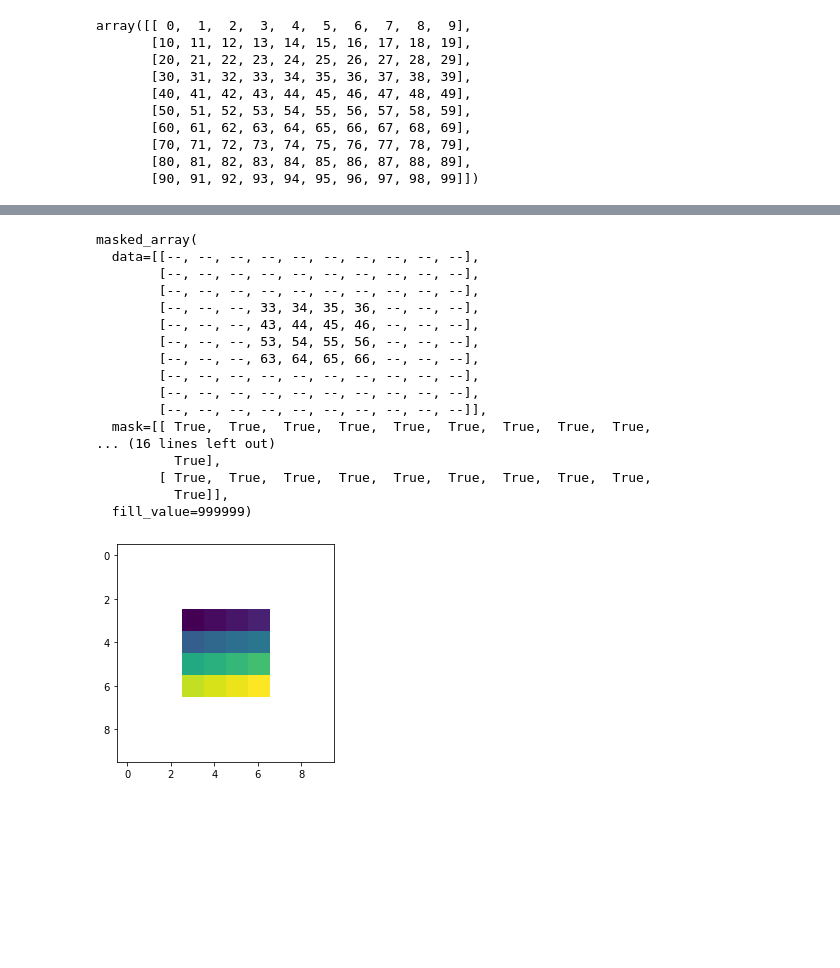
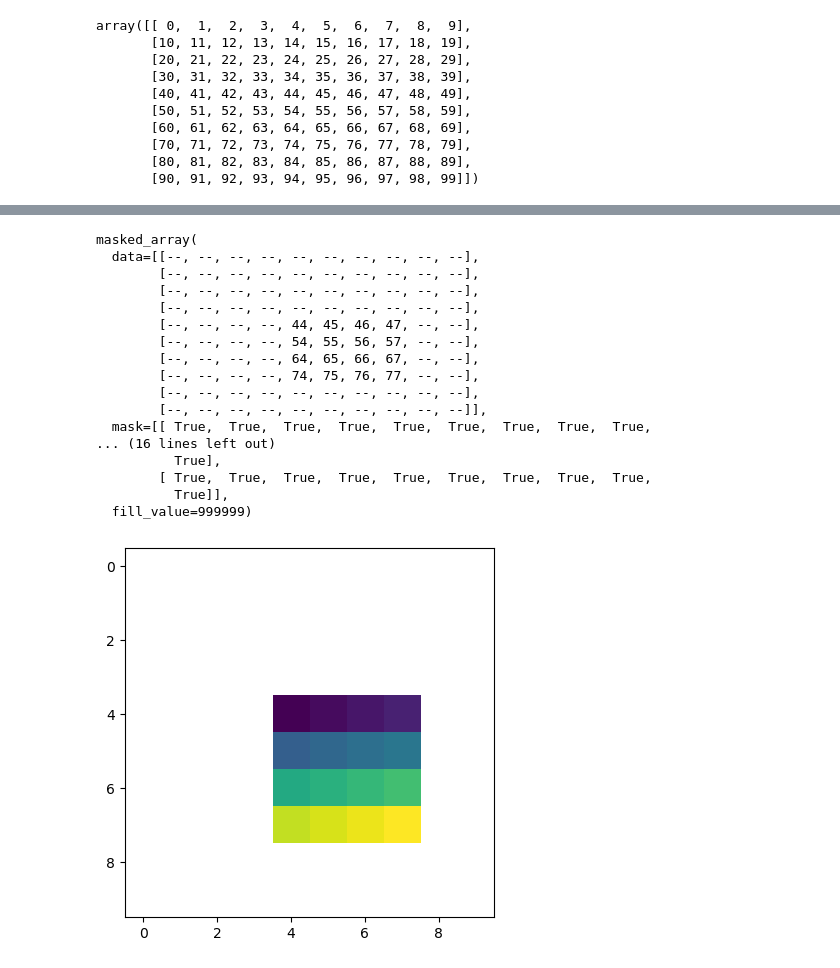
Before and after one commit to UW-GDA/jupyterbook, a Jupyter notebook: book/modules/05_Raster1_GDAL_rasterio_LS8/05_Raster1_Intro_array_masking_indexing.ipynb, the cells around one changed output, grey strips where cells are left out. Cells and saved outputs as stored; diff of their text form; code cells hidden in the pictures; blank space fills up the shorter version.

Commit message:
Updated 05 masked array demo

```diff
--- a/book/modules/05_Raster1_GDAL_rasterio_LS8/05_Raster1_Intro_array_masking_indexing.ipynb
+++ b/book/modules/05_Raster1_GDAL_rasterio_LS8/05_Raster1_Intro_array_masking_indexing.ipynb
@@ -71,4 +56,0 @@ array([[False, False, False, False, False, False, False, False, False,
-# %%
-idx[3:7,3:7] = True
-plt.imshow(idx);
-idx
@@ -96,0 +82,5 @@ array([[False, False, False, False, False, False, False, False, False,
+# %%
+#Set some values to True
+idx[4:8,4:8] = True
+plt.imshow(idx);
+idx
@@ -132,23 +149,23 @@ masked_array(
 # %%
-b = np.ma.array(a, mask=~idx)
-plt.imshow(b);
-b
+c = np.ma.array(a, mask=~idx)
+plt.imshow(c);
+c
 # %% [output]
 masked_array(
   data=[[--, --, --, --, --, --, --, --, --, --],
         [--, --, --, --, --, --, --, --, --, --],
         [--, --, --, --, --, --, --, --, --, --],
-        [--, --, --, 33, 34, 35, 36, --, --, --],
-        [--, --, --, 43, 44, 45, 46, --, --, --],
-        [--, --, --, 53, 54, 55, 56, --, --, --],
-        [--, --, --, 63, 64, 65, 66, --, --, --],
         [--, --, --, --, --, --, --, --, --, --],
+        [--, --, --, --, 44, 45, 46, 47, --, --],
+        [--, --, --, --, 54, 55, 56, 57, --, --],
+        [--, --, --, --, 64, 65, 66, 67, --, --],
+        [--, --, --, --, 74, 75, 76, 77, --, --],
         [--, --, --, --, --, --, --, --, --, --],
         [--, --, --, --, --, --, --, --, --, --]],
   mask=[[ True,  True,  True,  True,  True,  True,  True,  True,  True,
 ... (16 lines left out)
           True],
         [ True,  True,  True,  True,  True,  True,  True,  True,  True,
           True]],
   fill_value=999999)
-[figure, old version]
+[figure, new version]
```
Also changed, not shown: parts of 22 cells of this notebook.
